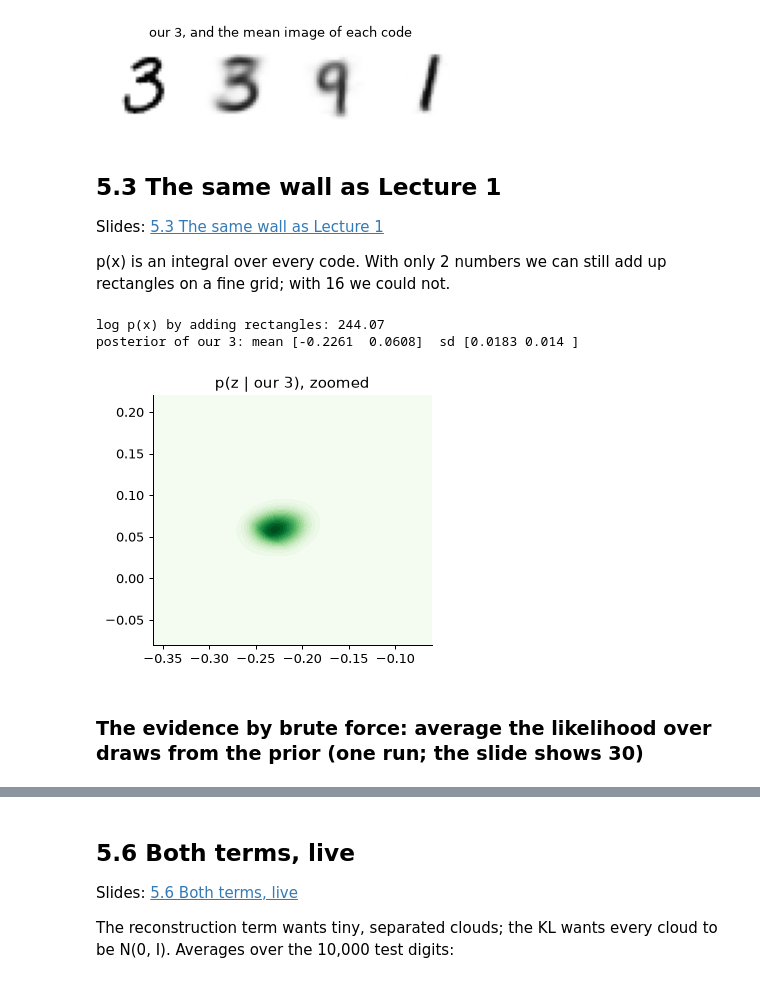
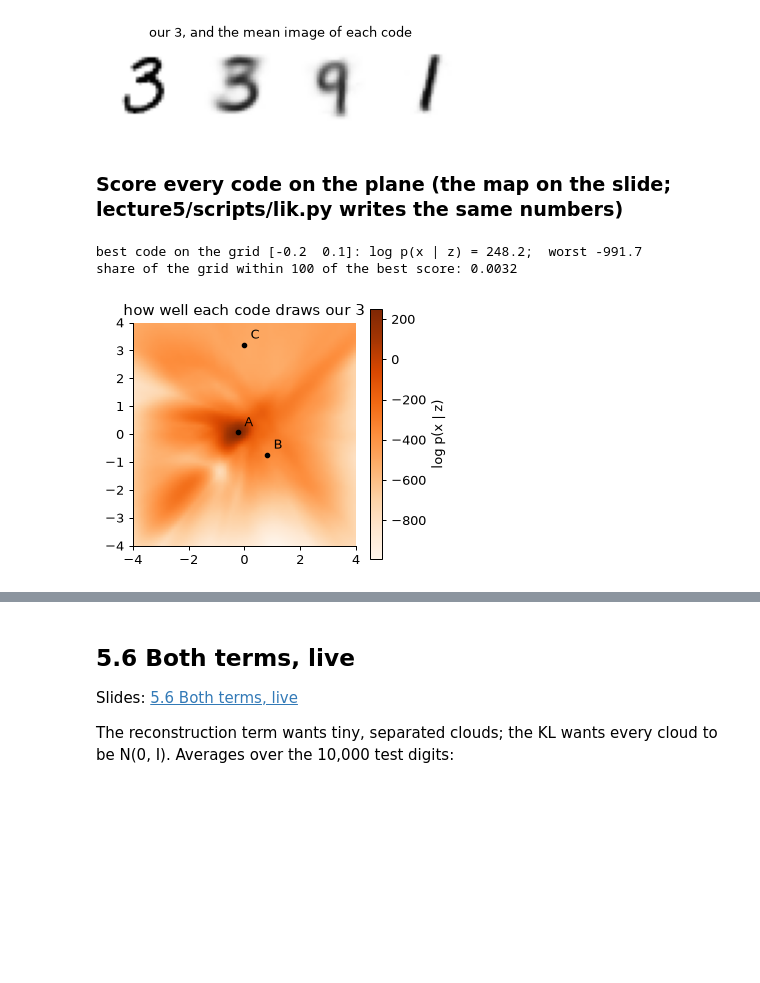
Before and after one commit to nipunbatra/generative, a Jupyter notebook: lectures/lecture5/lecture5-autoencoders-vae.ipynb, the cells around one changed output, grey strips where cells are left out. Saved outputs shown, nothing was run; the diff lists cells and outputs as text; code cells hidden in the pictures; blank space fills up the shorter version.

```diff
--- a/lectures/lecture5/lecture5-autoencoders-vae.ipynb
+++ b/lectures/lecture5/lecture5-autoencoders-vae.ipynb
@@ -494,29 +494,20 @@ in the posterior’s patch   z = [-0.226  0.061]   squared error   23.1   log p(
 a draw from the prior      z = [ 0.824 -0.742]   squared error   72.1   log p(x | z)  -359.9
 where the 1s are           z = [0.  3.2]   squared error   83.7   log p(x | z)  -504.5
 [figure]
-# %% [markdown]
-## 5.3 The same wall as Lecture 1
-
-Slides: [5.3 The same wall as Lecture 1](https://nipunbatra.github.io/generative/lectures/lecture5/#vae-wall/1)
-
-p(x) is an integral over every code. With only 2 numbers we can still add up rectangles on a fine grid; with 16 we could not.
+# %% [markdown]
+### Score every code on the plane (the map on the slide; lecture5/scripts/lik.py writes the same numbers)
 # %%
-with torch.no_grad(): mu3, lv3 = vae2.encode(x3[None].float())
-mu3, sd3 = mu3[0].double(), (0.5 * lv3[0].double()).exp()
-half, n = 0.15, 241                                  # a fine window around the posterior
-ax_x = torch.linspace(mu3[0] - half, mu3[0] + half, n, dtype=F64); ax_y = torch.linspace(mu3[1] - half, mu3[1] + half, n, dtype=F64)
-Zg = torch.stack(torch.meshgrid(ax_x, ax_y, indexing='xy'), -1).reshape(-1, 2)
-lj = log_lik(vae2, x3, Zg) - 0.5 * (Zg ** 2).sum(1) - math.log(2 * math.pi)    # log p(x | z) + log p(z)
-cell = float((ax_x[1] - ax_x[0]) * (ax_y[1] - ax_y[0]))
-log_px = float(torch.logsumexp(lj, 0)) + math.log(cell)
-post = torch.softmax(lj, 0)
-pm = (post[:, None] * Zg).sum(0); ps = ((post[:, None] * (Zg - pm) ** 2).sum(0)).sqrt()
-print(f'log p(x) by adding rectangles: {log_px:.2f}')
-print('posterior of our 3: mean', pm.numpy().round(4), ' sd', ps.numpy().round(4))
-plt.figure(figsize=(4, 3.6)); plt.contourf(ax_x, ax_y, post.reshape(n, n), levels=20, cmap='Greens'); plt.title('p(z | our 3), zoomed'); plt.show()
+ax = torch.linspace(-4, 4, 81, dtype=F64)
+Zmap = torch.stack(torch.meshgrid(ax, ax, indexing='xy'), -1).reshape(-1, 2)
+ll_map = log_lik(vae2, x3, Zmap)
+best = int(ll_map.argmax())
+print(f'best code on the grid {Zmap[best].numpy().round(2)}: log p(x | z) = {float(ll_map[best]):.1f};  worst {float(ll_map.min()):.1f}')
+print(f'share of the grid within 100 of the best score: {float((ll_map > ll_map.max() - 100).double().mean()):.4f}')
+plt.figure(figsize=(4, 3.6)); plt.imshow(ll_map.reshape(81, 81), origin='lower', extent=(-4, 4, -4, 4), cmap='Oranges')
+plt.colorbar(label='log p(x | z)'); plt.scatter(*codes3.T, c='k', s=12)
+for name, (a, b) in zip('ABC', codes3.tolist()): plt.annotate(name, (a, b), xytext=(5, 5), textcoords='offset points')
+plt.title('how well each code draws our 3'); plt.show()
 # %% [output]
-log p(x) by adding rectangles: 244.07
-posterior of our 3: mean [-0.2261  0.0608]  sd [0.0183 0.014 ]
+best code on the grid [-0.2  0.1]: log p(x | z) = 248.2;  worst -991.7
+share of the grid within 100 of the best score: 0.0032
-[figure, old version]
+[figure, new version]
-# %% [markdown]
-### The evidence by brute force: average the likelihood over draws from the prior (one run; the slide shows 30)
```
Also changed, not shown: parts of 41 cells of this notebook, 15 other files.
